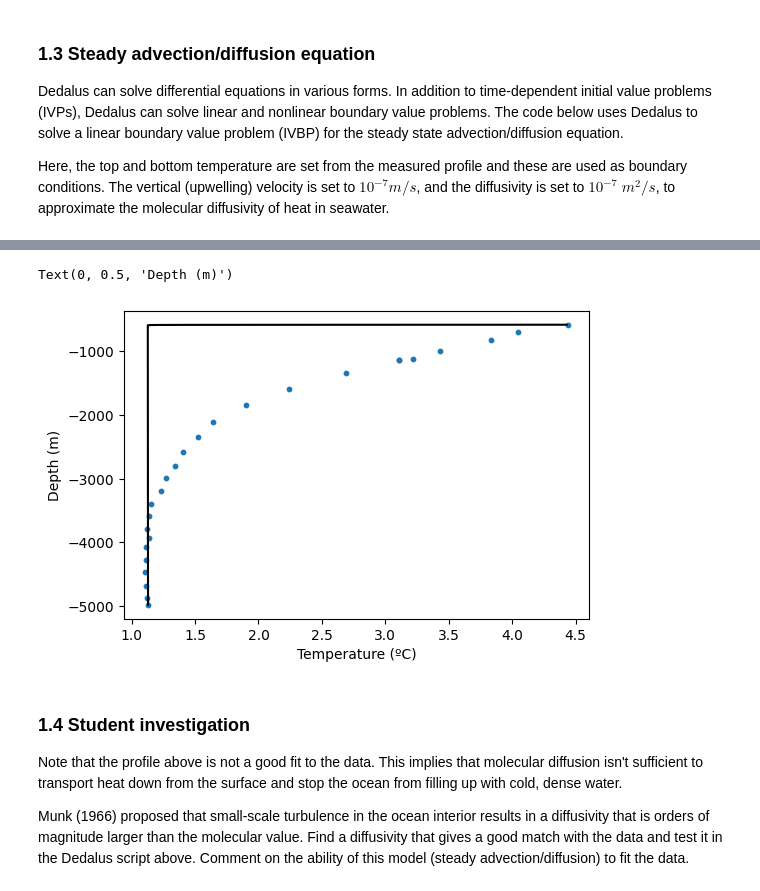
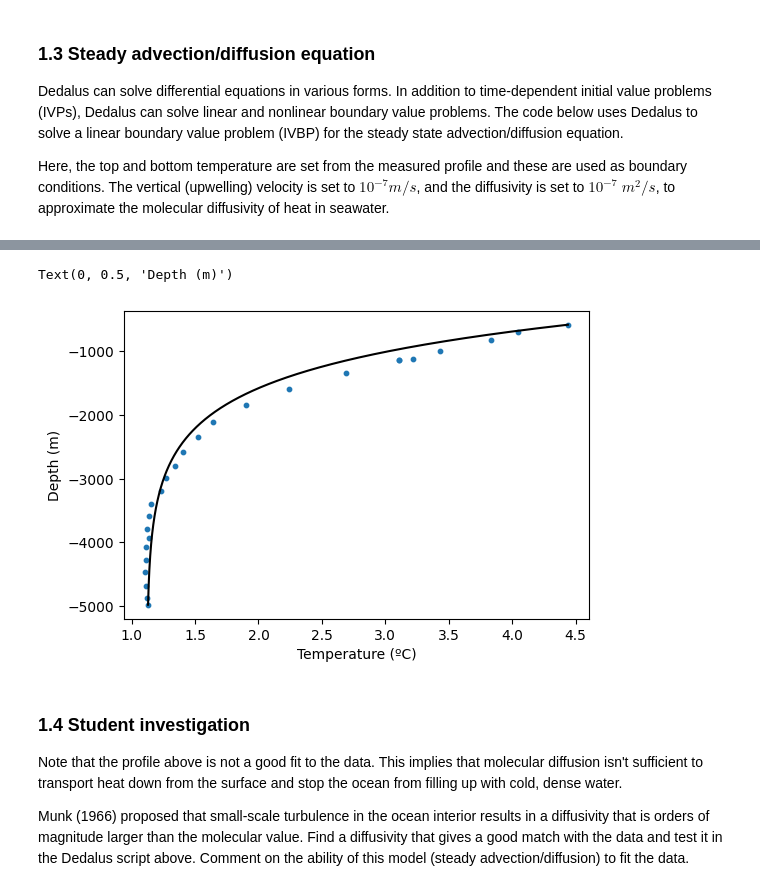
Before and after one commit to SquidsofDoom/QCES, a Jupyter notebook: Project2_transport.ipynb, the cells around one changed output, grey strips where cells are left out. Cells and saved outputs as stored; diff of their text form; code cells hidden in the pictures.

```diff
--- a/Project2_transport.ipynb
+++ b/Project2_transport.ipynb
@@ -133,16 +133,16 @@ Nz = 1000
 # Set the upwelling velocity
 w = 1e-7 # m/s
 # Set the diffusivity
-kappa=1e-7 # m^2/s
+kappa=0.75e-4 # m^2/s
 
 # Bases
 zcoord = d3.Coordinate('z')
-dist = d3.Distributor(zcoord, dtype=np.float64)
-zbasis = d3.Chebyshev(zcoord, size=Nz, bounds=(z_bottom, z_surface))
-z = dist.local_grid(zbasis)
+dist = d3.Distributor(zcoord, dtype=np.float64) # creating a distribution
+zbasis = d3.Chebyshev(zcoord, size=Nz, bounds=(z_bottom, z_surface)) # creating the Fourier basis
+z = dist.local_grid(zbasis) # creating the physical basis (what z actually is)
 
 # Fields
-T = dist.Field(name='T', bases=zbasis)
+T = dist.Field(name='T', bases=zbasis) # defining a temperature variable (scalar field)
 
 # Add two tau variables to allow us to apply two boundary conditions
 tau_1 = dist.Field(name='tau_1')
@@ -178,5 +178,5 @@ INFO:subsystems:Building subproblem matrices 1/1 (~100%) Elapsed: 0s, Remaining:
 Text(0, 0.5, 'Depth (m)')
-[figure, old version]
+[figure, new version]
 # %% [markdown]
 ### 1.4 Student investigation
 <a id='section1pt4'></a>
```
Also changed, not shown: parts of 4 cells of this notebook.
